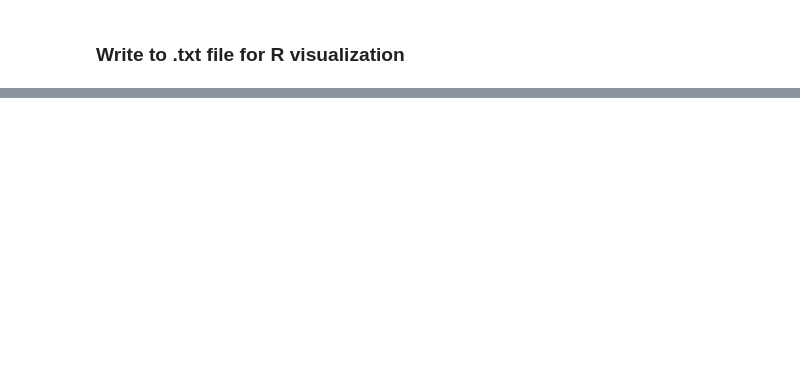
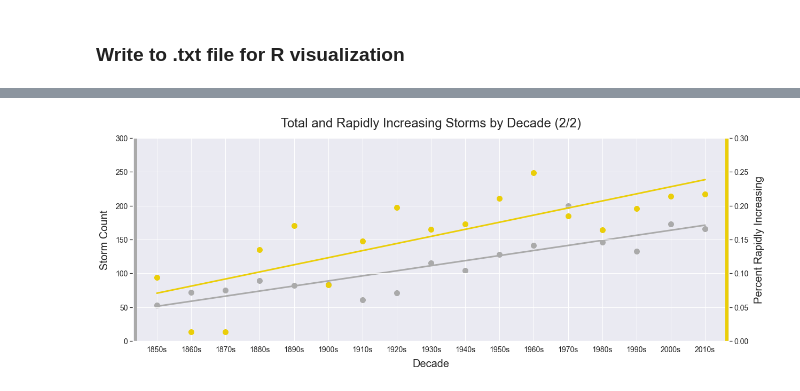
Before and after one commit to SamLeBlanc/Hurricane-RI-Analysis, a Jupyter notebook: scripts/RI_Analysis.ipynb, the cells around one changed output, grey strips where cells are left out. Saved outputs shown, nothing was run; the diff lists cells and outputs as text; code cells hidden in the pictures; blank space fills up the shorter version.

```diff
--- a/scripts/RI_Analysis.ipynb
+++ b/scripts/RI_Analysis.ipynb
@@ -394,0 +633,46 @@ f.close()
+# %%
+from sklearn.linear_model import LinearRegression
+import sklearn.metrics as metrics
+from matplotlib.ticker import MaxNLocator
+
+sns.set(rc = {'figure.figsize':(20,7)})
+
+df2 = df_all.groupby(['Decade','Rapid_NHC24'])['Decade'].count().unstack('Rapid_NHC24').fillna(0)[:-1]
+X = df2.index.to_numpy()
+y_rapid = (df2[1.0]/(df2[1.0]+df2[0.0])).to_numpy()
+y_all = df2.sum(axis=1).to_numpy()
+
+X = df2.index.to_numpy().reshape(-1, 1)
+
+reg_rapid = LinearRegression().fit(X, y_rapid)
+reg_all = LinearRegression().fit(X, y_all)
+
+fig, ax_left = plt.subplots()
+ax_right = ax_left.twinx()
+
+ax_left.set_ylim([0, 300])
+ax_left.set_xlim([1843, 2017])
+ax_right.set_ylim([0,0.30])
+
+plt.xticks(np.arange(1850, 2020, step=10))
+ax_left.set_xticklabels([ f"{d}s" for d in df2.index.to_numpy()])
+
+ax_left.set_ylabel('Storm Count',fontsize=20,labelpad=10)
+ax_right.set_ylabel('Percent Rapidly Increasing',fontsize=20,labelpad=10)
+ax_left.set_xlabel('Decade',fontsize=20,labelpad=10)
+
+ax_left.tick_params(axis='y', labelsize=14 )
+ax_right.tick_params(axis='y', labelsize=14 )
+ax_left.tick_params(axis='x', labelsize=14 )
+
+ax_left.set_title('Total and Rapidly Increasing Storms by Decade (2/2)', fontsize=24, pad=20)
+
+ax_left.plot(X, y_all, 'o', color='#aaaaaa', markersize=10)
+ax_right.plot(X, y_rapid, 'o', color='#EACE09', markersize=10)
+ax_left.plot(X, reg_all.predict(X), color='#aaaaaa', linewidth=3)
+ax_right.plot(X, reg_rapid.predict(X), color='#EACE09', linewidth=3)
+
+plt.axvline(x=1843.8, linewidth=6, color='#aaaaaa');
+plt.axvline(x=2016.4, linewidth=6, color='#EACE09');
+# %% [output]
+[figure, added]
```
Also changed, not shown: parts of 60 cells of this notebook, 11 other files.
